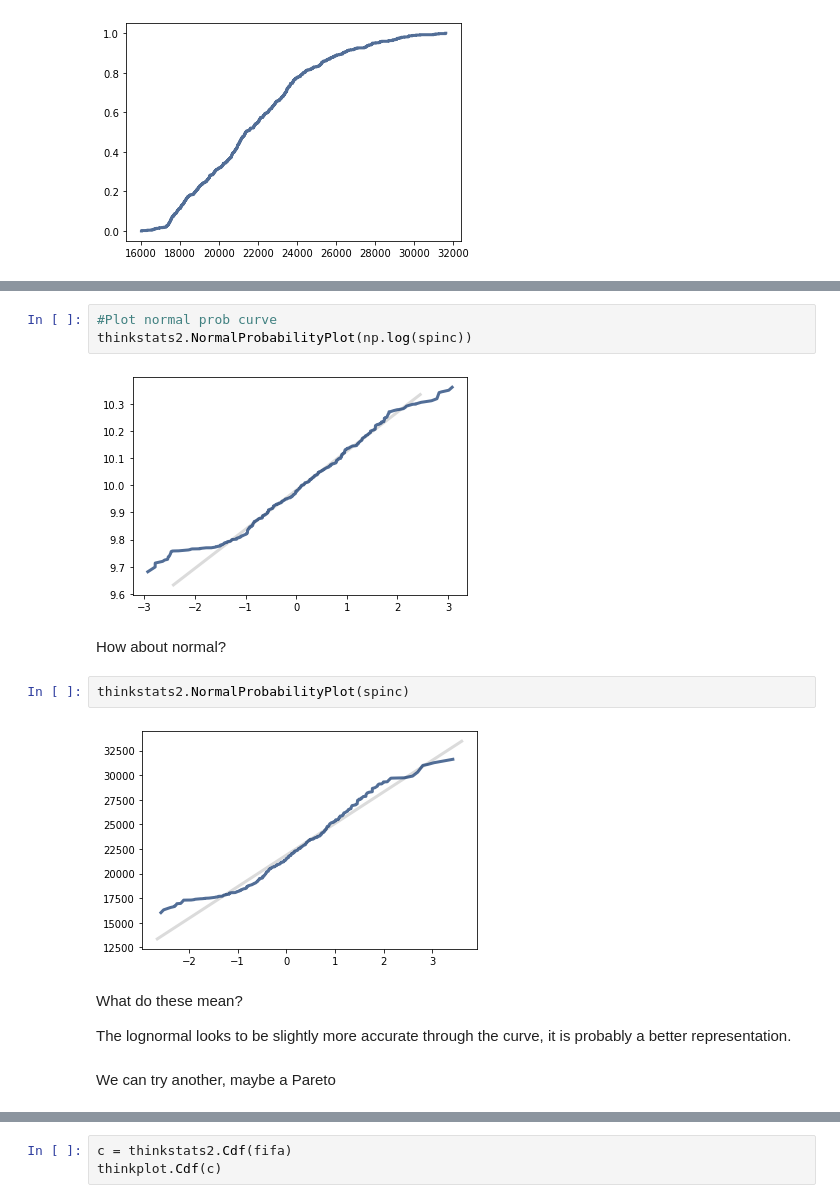
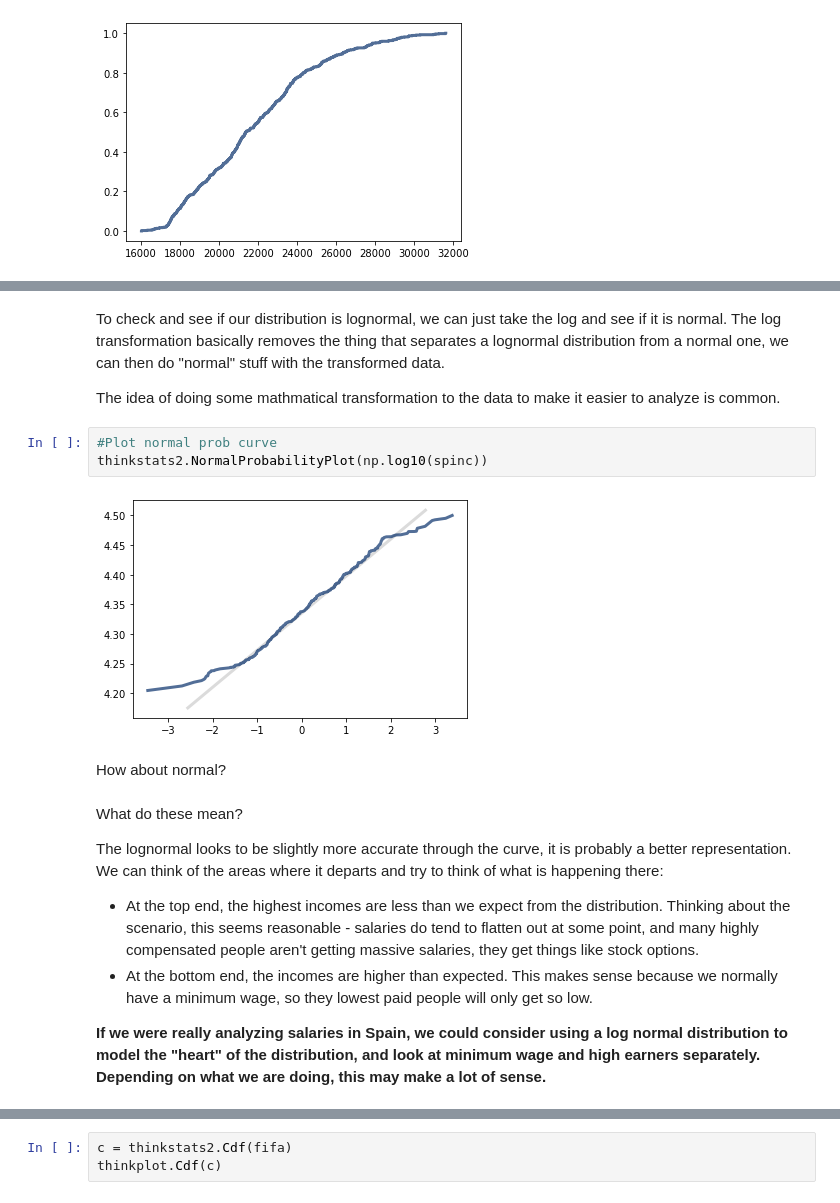
Before and after one commit to zareeiant/Basic_Stats_in_Python_Student_Workbooks, a Jupyter notebook: 008_Analytical_Dist.ipynb, the cells around one changed output, grey strips where cells are left out. Drawn from its saved outputs; the diff is of its cells as text.

```diff
--- a/008_Analytical_Dist.ipynb
+++ b/008_Analytical_Dist.ipynb
@@ -338,17 +375,21 @@ Ok, is it lognormal?
+# %% [markdown]
+To check and see if our distribution is lognormal, we can just take the log and see if it is normal. The log transformation basically removes the thing that separates a lognormal distribution from a normal one, we can then do "normal" stuff with the transformed data.
+
+The idea of doing some mathmatical transformation to the data to make it easier to analyze is common.
 # %%
 #Plot normal prob curve
-thinkstats2.NormalProbabilityPlot(np.log(spinc))
+thinkstats2.NormalProbabilityPlot(np.log10(spinc))
 # %% [output]
-[figure, old version]
+[figure, new version]
 # %% [markdown]
 How about normal?
-# %%
-thinkstats2.NormalProbabilityPlot(spinc)
-# %% [output]
-[figure, removed]
-# %% [markdown]
-What do these mean?
-
-The lognormal looks to be slightly more accurate through the curve, it is probably a better representation.
-# %% [markdown]
-We can try another, maybe a Pareto
+# %% [markdown]
+What do these mean?
+
+The lognormal looks to be slightly more accurate through the curve, it is probably a better representation. We can think of the areas where it departs and try to think of what is happening there:
+<ul>
+<li> At the top end, the highest incomes are less than we expect from the distribution. Thinking about the scenario, this seems reasonable - salaries do tend to flatten out at some point, and many highly compensated people aren't getting massive salaries, they get things like stock options.
+<li> At the bottom end, the incomes are higher than expected. This makes sense because we normally have a minimum wage, so they lowest paid people will only get so low.
+</ul>
+
+<b> If we were really analyzing salaries in Spain, we could consider using a log normal distribution to model the "heart" of the distribution, and look at minimum wage and high earners separately. Depending on what we are doing, this may make a lot of sense. </b>
```
Also changed, not shown: parts of 68 cells of this notebook, 1 other file.
